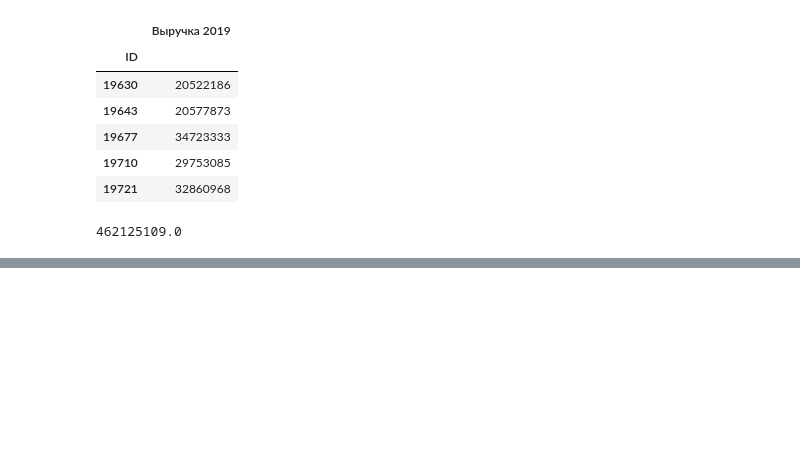
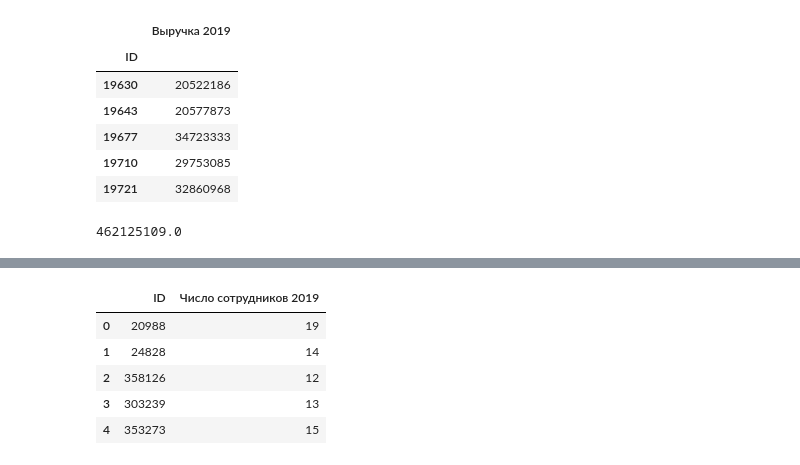
Before and after one commit to gbrs/basics_of_pandas, a Jupyter notebook: 6_5.ipynb, the cells around one changed output, grey strips where cells are left out. Cells and saved outputs as stored; diff of their text form; code cells hidden in the pictures; blank space fills up the shorter version.

```diff
--- a/6_5.ipynb
+++ b/6_5.ipynb
@@ -197,0 +220,17 @@ df['Выручка 2022'].sum()
+# %%
+conn = sqlite3.connect('indicators_db.sqlite3')
+with sqlite3.connect('indicators_db.sqlite3') as conn:
+    indicators_19 = pd.read_sql(
+                                '''SELECT ID, VALUE 'Число сотрудников 2019'
+                                FROM org_indicators_2019
+                                WHERE INDICATOR_NAME = 'Число сотрудников'
+                                        AND YEAR = 2019'''
+                        , conn)
+indicators_19.head()
+# %% [output]
+|  | ID | Число сотрудников 2019 |
+| 0 | 20988 | 19 |
+| 1 | 24828 | 14 |
+| 2 | 358126 | 12 |
+| 3 | 303239 | 13 |
+| 4 | 353273 | 15 |
```
Also changed, not shown: parts of 9 cells of this notebook, 1 other file.
